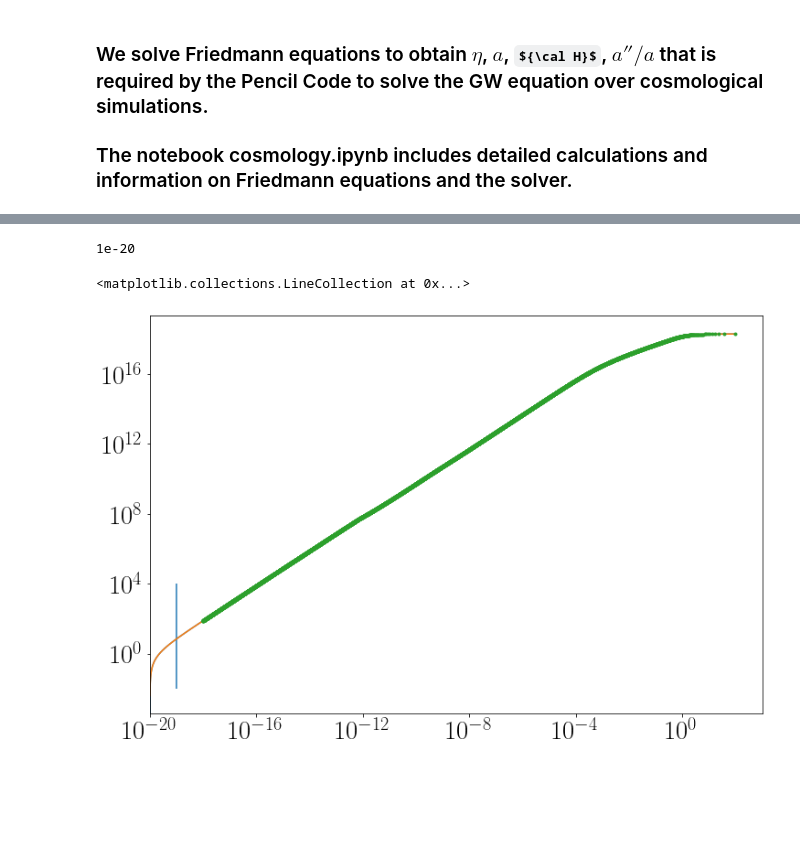
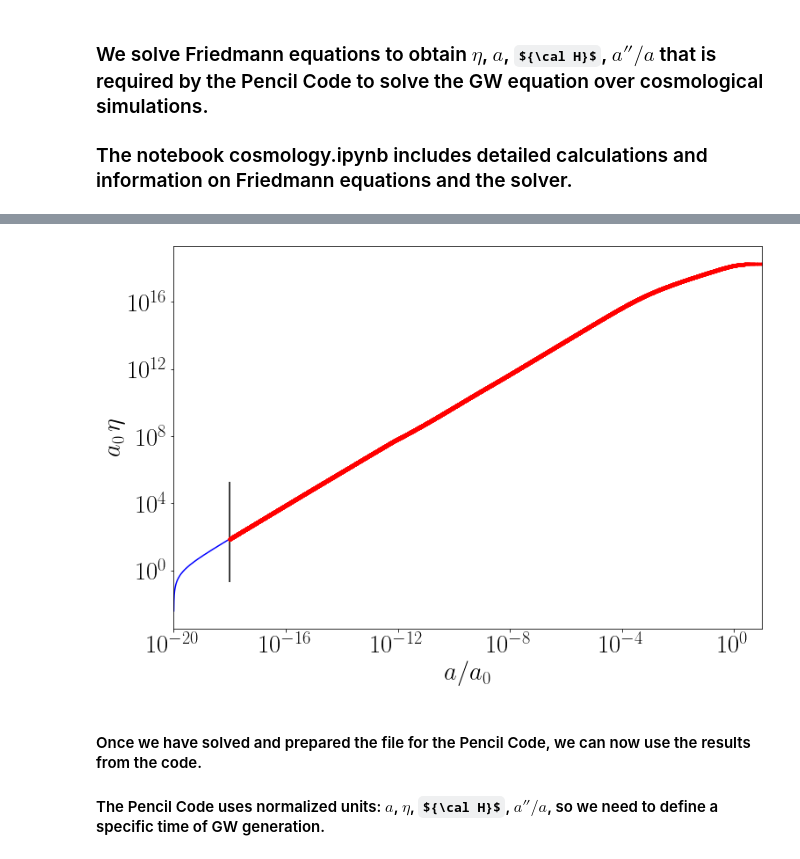
Before and after one commit to AlbertoRoper/GW_turbulence, a Jupyter notebook: cosmology/cosmology_PC.ipynb, the cells around one changed output, grey strips where cells are left out. Drawn from its saved outputs; the diff is of its cells as text; code cells hidden in the pictures; some formulas as TeX source; blank space fills up the shorter version.

```diff
--- a/cosmology/cosmology_PC.ipynb
+++ b/cosmology/cosmology_PC.ipynb
@@ -38,0 +36,10 @@ Leaving Friedmann solver
+# %%
+# Use Friedmann solver to compute the cosmic and conformal time as functions of the scale
+# factor a (only needed to be done once to generate the solutions)
+
+# If this has already been solved, once can go ahead below and directly read the file a_vs_eta.dat
+
+print(co.friedmann_solver.__doc__)
+t, eta, Om_tot, Om_rad, Om_mat, w, ad, add, ap, app = \
+        co.friedmann_solver(a, a0=1., h0=h0, OmL0=OmL0, dofs=True, Neff=Neff,
+                            return_all=True, save=True)
@@ -39,19 +64,33 @@ Leaving Friedmann solver
 # %%
 ### For the Pencil Code, we generate an array of conformal times eta
 ### that are equidistant in logspace
 
-etas_n = np.logspace(np.log10(eta[1].value), np.log10(eta[-1].value), 10000)
-a_n = np.interp(etas_n, eta.value, a)
-H_n = np.interp(etas_n, eta.value, ap.value/a)
-Hpp_n = np.interp(etas_n, eta.value, app.value/a)
+etas_num = np.logspace(np.log10(eta[1].value), np.log10(eta[-1].value), 10000)
+a_num = np.interp(etas_num, eta.value, a)
+H_num = np.interp(etas_num, eta.value, ap.value/a)
+Hpp_num = np.interp(etas_num, eta.value, app.value/a)
 
 #### cut the values at small a that have some numerical artifacts
 #### from the initial conditions
 #### we take a > 1e-18
-a_good = a_n[np.where(a_n >= 1e-18)]
-eta_good = etas_n[np.where(a_n >= 1e-18)]
-Hp_good = H_n[np.where(a_n >= 1e-18)]
-Hpp_good = Hpp_n[np.where(a_n >= 1e-18)]
+a_good = a_num[np.where(a_num >= 1e-18)]
+eta_good = etas_num[np.where(a_num >= 1e-18)]
+Hp_good = H_num[np.where(a_num >= 1e-18)]
+Hpp_good = Hpp_num[np.where(a_num >= 1e-18)]
+
+### plot to check we are taking correct values
+plot = True
+if plot:
+    plt.figure(figsize=(12, 8))
+    plt.plot(a_num, etas_num, color='blue')
+    plt.loglog()
+    plt.xlim(1e-20, 1e1)
+    plt.plot(a_good, eta_good, '.', color='red')
+    plt.vlines(1e-18, 2e-1, 2e5, color='black')
+    plt.xlabel(r'$a/a_0$')
+    plt.ylabel(r'$a_0 \, \eta$')
+# %% [output]
+[figure, added]
 # %%
 #### Write file that is read by the Pencil Code
 # First line contains some info used to interpolate values within the
@@ -67,18 +106,3 @@ with open('friedmann/a_vs_eta.dat', 'w') as f:
     for i in range(0, len(a_good)):
         f.write('%.15e %.15e %.15e %.15e \n'%(eta_good[i], a_good[i],
                                               Hp_good[i], Hpp_good[i]))
-# %%
-plt.figure(figsize=(12, 8))
-plt.plot(a, eta)
-plt.plot(a_n, etas_n)
-plt.loglog()
-plt.xlim(1e-20, 1e3)
-plt.plot(a_good, eta_good, '.')
-
-print(a[0])
-
-plt.vlines(1e-19, 1e-2, 1e4)
-# %% [output]
-1e-20
-<matplotlib.collections.LineCollection at 0x...>
-[figure, removed]
@@ -84,0 +135,4 @@ plt.vlines(1e-19, 1e-2, 1e4)
+# %% [markdown]
+#### Once we have solved and prepared the file for the Pencil Code, we can now use the results from the code.
+
+#### The Pencil Code uses normalized units: $a$, $\eta$, ${\cal H}$, $a''/a$, so we need to define a specific time of GW generation.
```
Also changed, not shown: parts of 13 cells of this notebook, 1 other file.
